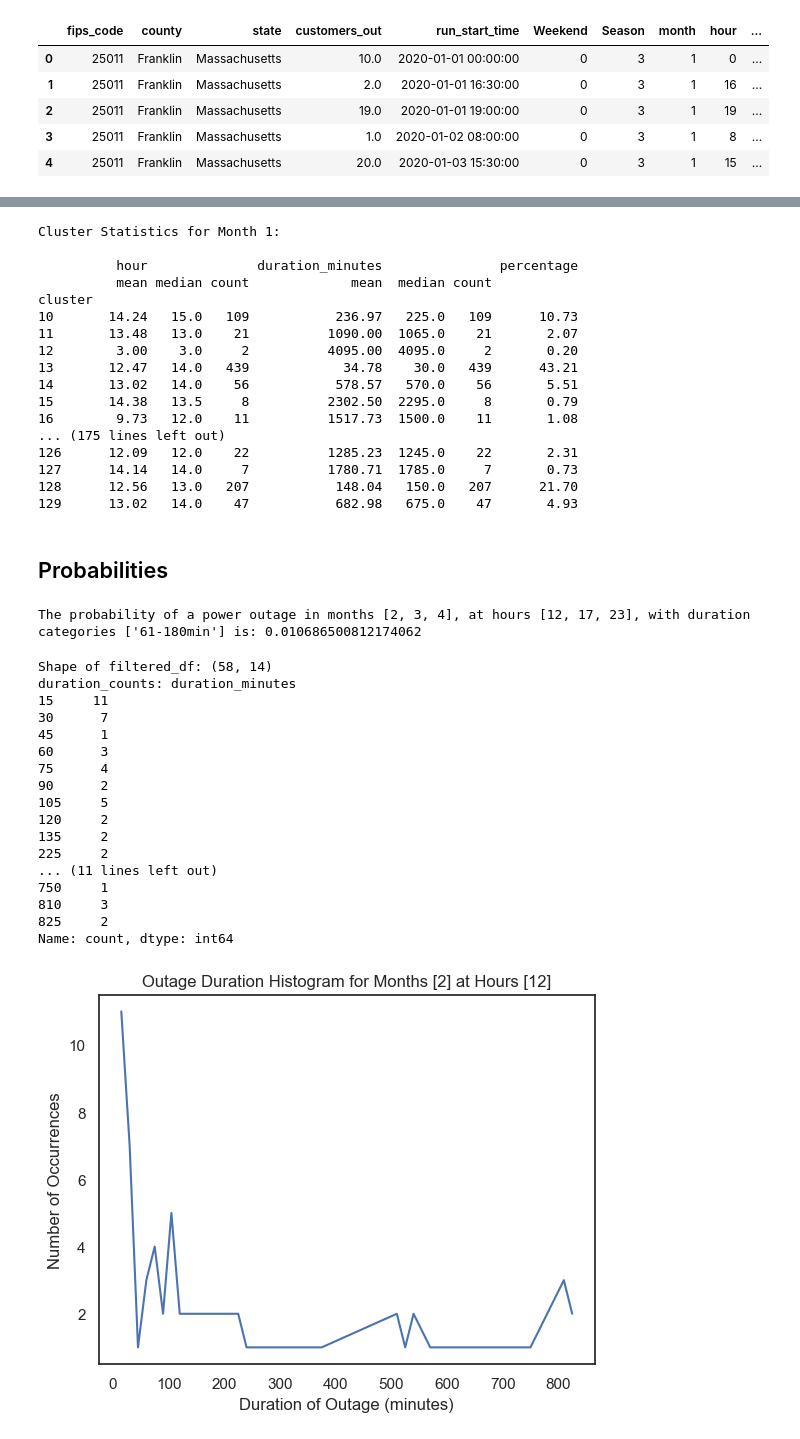
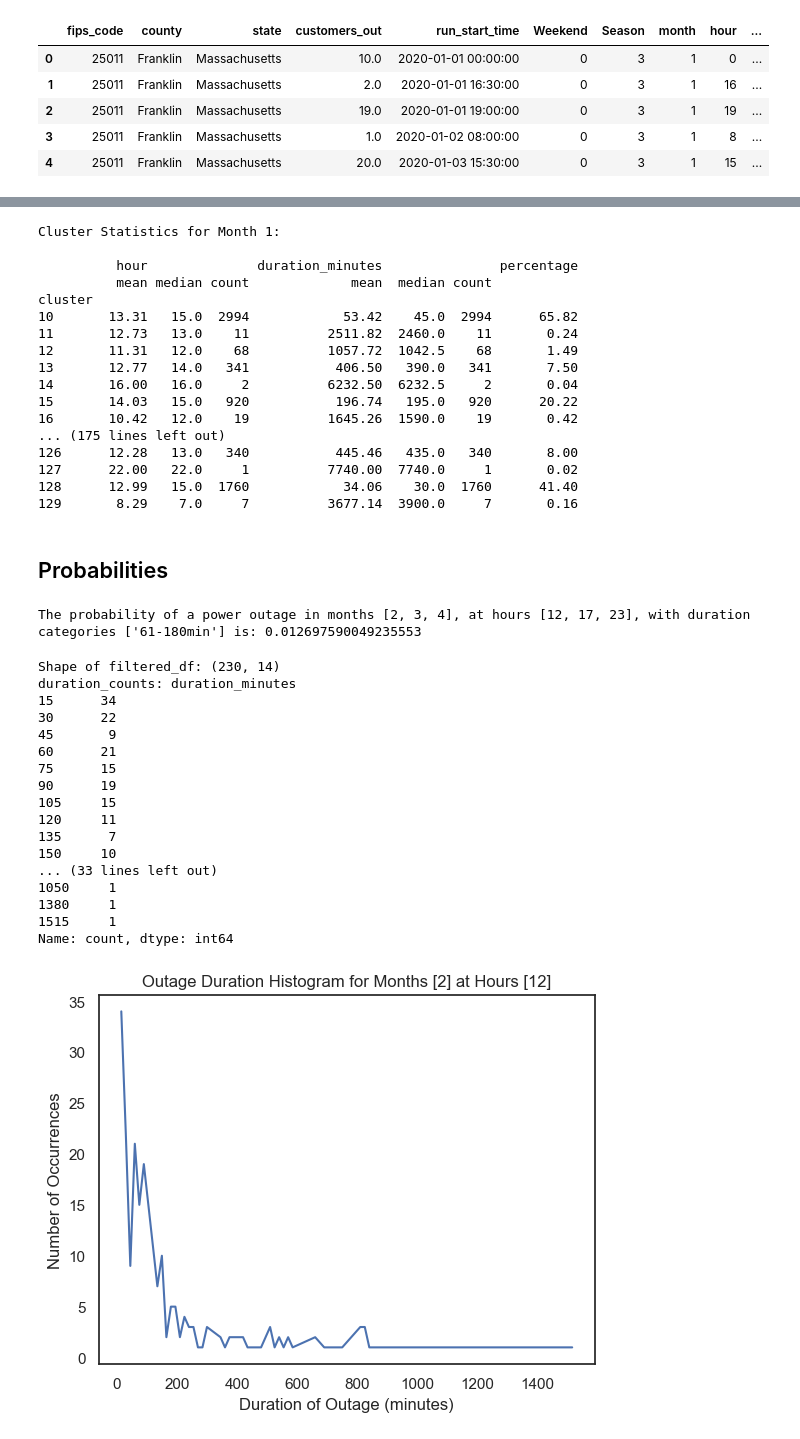
Before and after one commit to JonasSchweiger/Power_Outages_Code, a Jupyter notebook: Power_Outages_new.ipynb, the cells around one changed output, grey strips where cells are left out. Drawn from its saved outputs; the diff is of its cells as text; code cells hidden in the pictures.

```diff
--- a/Power_Outages_new.ipynb
+++ b/Power_Outages_new.ipynb
@@ -59,5 +68,5 @@ massachusetts_df_2023.rename(columns={'sum': 'customers_out'}, inplace=True)
 # %%
-county_names = ["Franklin","Suffolk", "Middlesex"]
+county_names = ["Franklin","Suffolk", "Middlesex", "Barnstable", "Berkshire", "Bristol", "Essex", "Hampden", "Hampshire", "Norfolk", "Plymouth", "Worcester", "Dukes", "Nantucket"]
 
 # Loop through each county name and create DataFrames for each year
 for county_name in county_names:
@@ -254,7 +262,7 @@ outage_ids_to_remove = top_outages['outage_id'].tolist()
 print(f"\nShape of the original DataFrame: {Massachusetts_starting_df.shape}")
 
 # Filter the Massachusetts_starting_df DataFrame
-#Massachusetts_starting_df = Massachusetts_starting_df[~Massachusetts_starting_df['outage_id'].isin(outage_ids_to_remove)]
+Massachusetts_starting_df = Massachusetts_starting_df[~Massachusetts_starting_df['outage_id'].isin(outage_ids_to_remove)]
 
 print(f"Shape of the filtered DataFrame: {Massachusetts_starting_df.shape}")
 # %% [output]
@@ -792,18 +800,18 @@ Cluster Statistics for Month 1:
           hour              duration_minutes               percentage
           mean median count             mean  median count
 cluster
-10       14.24   15.0   109           236.97   225.0   109      10.73
-11       13.48   13.0    21          1090.00  1065.0    21       2.07
-12        3.00    3.0     2          4095.00  4095.0     2       0.20
-13       12.47   14.0   439            34.78    30.0   439      43.21
-14       13.02   14.0    56           578.57   570.0    56       5.51
-15       14.38   13.5     8          2302.50  2295.0     8       0.79
-16        9.73   12.0    11          1517.73  1500.0    11       1.08
+10       13.31   15.0  2994            53.42    45.0  2994      65.82
+11       12.73   13.0    11          2511.82  2460.0    11       0.24
+12       11.31   12.0    68          1057.72  1042.5    68       1.49
+13       12.77   14.0   341           406.50   390.0   341       7.50
+14       16.00   16.0     2          6232.50  6232.5     2       0.04
+15       14.03   15.0   920           196.74   195.0   920      20.22
+16       10.42   12.0    19          1645.26  1590.0    19       0.42
 ... (175 lines left out)
-126      12.09   12.0    22          1285.23  1245.0    22       2.31
-127      14.14   14.0     7          1780.71  1785.0     7       0.73
-128      12.56   13.0   207           148.04   150.0   207      21.70
-129      13.02   14.0    47           682.98   675.0    47       4.93
+126      12.28   13.0   340           445.46   435.0   340       8.00
+127      22.00   22.0     1          7740.00  7740.0     1       0.02
+128      12.99   15.0  1760            34.06    30.0  1760      41.40
+129       8.29    7.0     7          3677.14  3900.0     7       0.16
 # %% [markdown]
 ## Probabilities
 # %%
@@ -847,7 +855,7 @@ duration_categories = ['61-180min']
 probability = calculate_probability(Massachusetts_starting_df, months, hours, duration_categories)
 print(f"The probability of a power outage in months {months}, at hours {hours}, with duration categories {duration_categories} is: {probability}")
 # %% [output]
-The probability of a power outage in months [2, 3, 4], at hours [12, 17, 23], with duration categories ['61-180min'] is: 0.010686500812174062
+The probability of a power outage in months [2, 3, 4], at hours [12, 17, 23], with duration categories ['61-180min'] is: 0.012697590049235553
 # %%
 import pandas as pd
 import matplotlib.pyplot as plt
@@ -866,47 +874,58 @@ def plot_outage_duration_histogram(df, months, hours):
   # Filter the dataframe based on months and hours
   filtered_df = df[(df['month'].isin(months)) &
                    (df['hour'].isin(hours))]
 
   # Count the occurrences for each duration
   duration_counts = filtered_df['duration_minutes'].value_counts().sort_index()
 
   # DEBUG: Print the shape of the filtered dataframe
   print("Shape of filtered_df:", filtered_df.shape)
 
   # Count the occurrences for each duration
   duration_counts = filtered_df['duration_minutes'].value_counts().sort_index()
 
-    # DEBUG: Print duration_counts
+  # Create a DataFrame from the duration counts
+  result_df = pd.DataFrame({'duration_minutes': duration_counts.index, 'count': duration_counts.values})
+
+  # Create a unique name for the result DataFrame based on months and hours
+  result_df_name = f"outage_duration_counts_months_{'_'.join(map(str, months))}_hours_{'_'.join(map(str, hours))}"
+
+  # Store the result DataFrame in the global namespace
+  globals()[result_df_name] = result_df
+
+
+  # DEBUG: Print duration_counts
   print("duration_counts:", duration_counts)
 
   # Plot the histogram
   plt.plot(duration_counts.index, duration_counts.values)
   plt.xlabel('Duration of Outage (minutes)')
   plt.ylabel('Number of Occurrences')
   plt.title(f'Outage Duration Histogram for Months {months} at Hours {hours}')
   plt.show()
 
 
 # Plot the histogram for the specified months and hours
 months = [2]
 hours = [12]
 plot_outage_duration_histogram(Massachusetts_starting_df, months, hours)
+outage_duration_counts_months_2_hours_12
 # %% [output]
-Shape of filtered_df: (58, 14)
+Shape of filtered_df: (230, 14)
 duration_counts: duration_minutes
-15     11
-30      7
-45      1
-60      3
-75      4
-90      2
-105     5
-120     2
-135     2
-225     2
-... (11 lines left out)
-750     1
-810     3
-825     2
+15      34
+30      22
+45       9
+60      21
+75      15
+90      19
+105     15
+120     11
+135      7
+150     10
+... (33 lines left out)
+1050     1
+1380     1
+1515     1
 Name: count, dtype: int64
-[figure, old version]
+[figure, new version]
```
Also changed, not shown: parts of 21 cells of this notebook.
